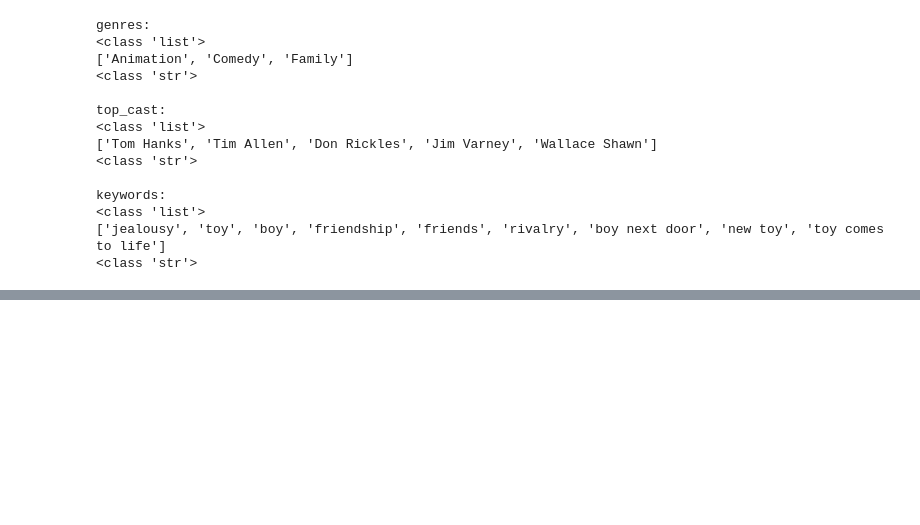
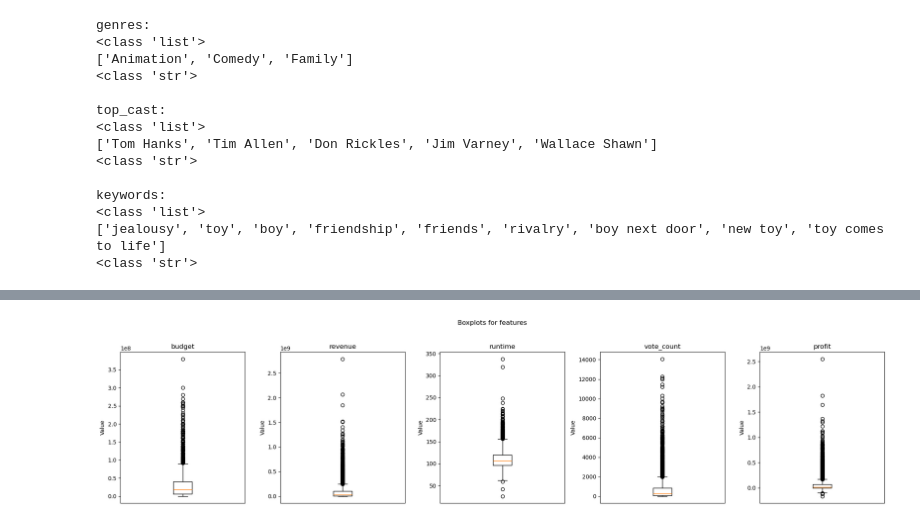
Before and after one commit to Hunkstaban/BIExamProject, a Jupyter notebook: workbooks/exploration-continued.ipynb, the cells around one changed output, grey strips where cells are left out. Cells and saved outputs as stored; diff of their text form; code cells hidden in the pictures; blank space fills up the shorter version.

```diff
--- a/workbooks/exploration-continued.ipynb
+++ b/workbooks/exploration-continued.ipynb
@@ -109,12 +152,0 @@ movies.describe()
-# %%
-# Let's check for outliers in the numeric columns
-numeric_cols = ['budget', 'revenue', 'runtime', 'popularity', 'vote_average', 'vote_count']
-
-# Boxplot for outlier detection
-plt.figure(figsize=(16, 10))
-for i, col in enumerate(numeric_cols, 1):
-    plt.subplot(2, 3, i)
-    sns.boxplot(x=movies[col])
-    plt.title(f'Boxplot of {col}')
-plt.tight_layout()
-plt.show()
@@ -122,0 +173,7 @@ plt.show()
+# %%
+# Replacing zeros with NaN for budget, revenue, and runtime, removing them from the dataframe
+movies['budget'] = movies['budget'].replace(0, np.nan)
+movies['revenue'] = movies['revenue'].replace(0, np.nan)
+movies['runtime'] = movies['runtime'].replace(0, np.nan)
+
+movies = movies.dropna(subset=['budget', 'revenue', 'runtime'])
@@ -122,0 +207,16 @@ plt.show()
+# %%
+features = ['budget', 'revenue', 'runtime', 'vote_count', 'profit']
+
+fig, axes = plt.subplots(1, len(features), figsize=(20, 5))
+
+for i, feature in enumerate(features):
+    axes[i].boxplot(movies[feature].dropna(), vert=True)
+    axes[i].set_title(feature)
+    axes[i].set_ylabel('Value')
+    axes[i].set_xticks([])  # Hide x-tick labels for clarity
+
+plt.suptitle('Boxplots for features')
+plt.tight_layout(rect=[0, 0.03, 1, 0.95])  # Adjust layout to fit title
+plt.show()
+# %% [output]
+[figure, added]
```
Also changed, not shown: parts of 36 cells of this notebook, 1 other file.
